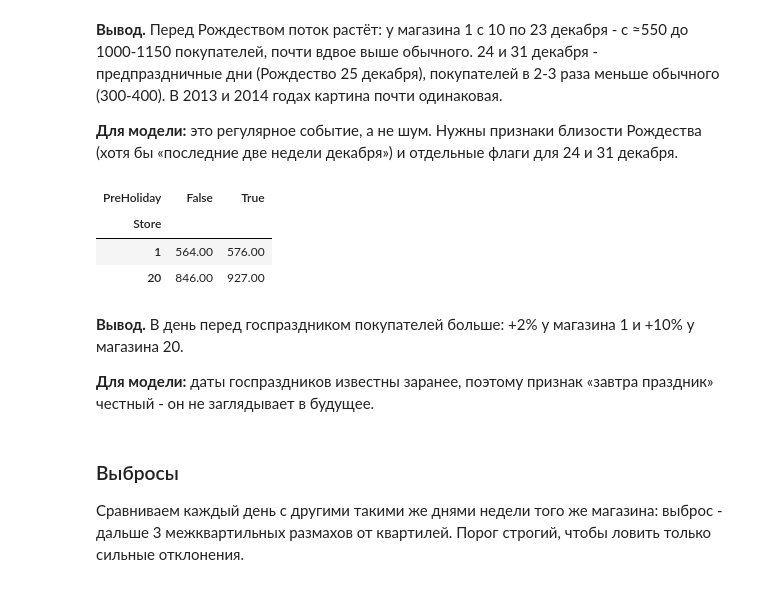
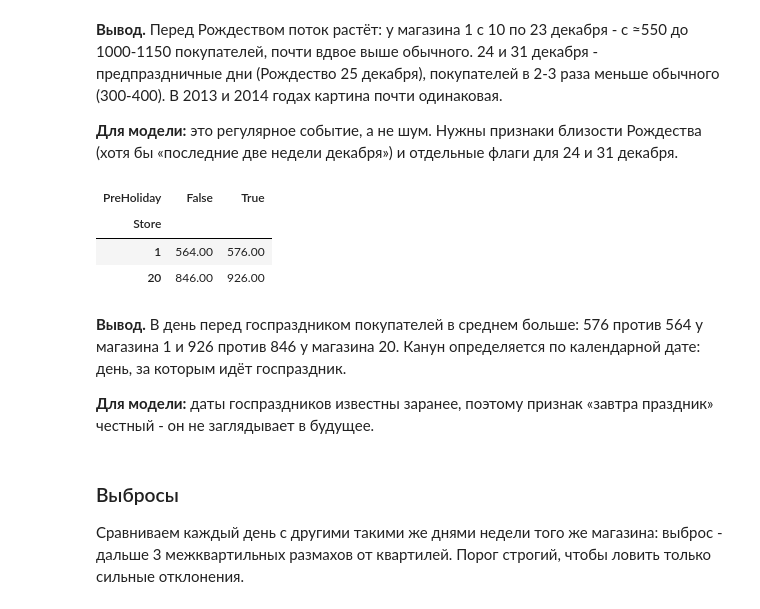
Before and after one commit to spTrent/guests_count_predict, a Jupyter notebook: notebooks/01_eda.ipynb, the cells around one changed output. Drawn from its saved outputs; the diff is of its cells as text; code cells hidden in the pictures.

Commit message:
Fix EDA: pre-holiday flag by calendar date, use src.data for calendar, correct horizon hypothesis

```diff
--- a/notebooks/01_eda.ipynb
+++ b/notebooks/01_eda.ipynb
@@ -600,22 +607,25 @@ plt.show()
 
 **Для модели:** это регулярное событие, а не шум. Нужны признаки близости Рождества (хотя бы «последние две недели декабря») и отдельные флаги для 24 и 31 декабря.
 # %%
+holidays = data.loc[data['StateHoliday'] != '0', 'Store']
+pre_holiday_days = pd.MultiIndex.from_arrays(
+    [holidays.to_numpy(), holidays.index - pd.Timedelta(days=1)]
+)
 with_flags = data.assign(
-    PreHoliday=data.groupby('Store')['StateHoliday']
-    .shift(-1)
-    .fillna('0')
-    .ne('0')
+    PreHoliday=pd.MultiIndex.from_arrays(
+        [data['Store'].to_numpy(), data.index]
+    ).isin(pre_holiday_days)
 )
 with_flags[with_flags['Open'] == 1].pivot_table(
     index='Store', columns='PreHoliday', values='Customers', aggfunc='mean'
 ).round(0)
 # %% [output]
 | PreHoliday | False | True |
 | Store |  |  |
 | 1 | 564.00 | 576.00 |
-| 20 | 846.00 | 927.00 |
+| 20 | 846.00 | 926.00 |
 # %% [markdown]
-**Вывод.** В день перед госпраздником покупателей больше: +2% у магазина 1 и +10% у магазина 20.
+**Вывод.** В день перед госпраздником покупателей в среднем больше: 576 против 564 у магазина 1 и 926 против 846 у магазина 20. Канун определяется по календарной дате: день, за которым идёт госпраздник.
 
 **Для модели:** даты госпраздников известны заранее, поэтому признак «завтра праздник» честный - он не заглядывает в будущее.
 # %% [markdown]
```
Also changed, not shown: parts of 9 cells of this notebook, 1 other file.
